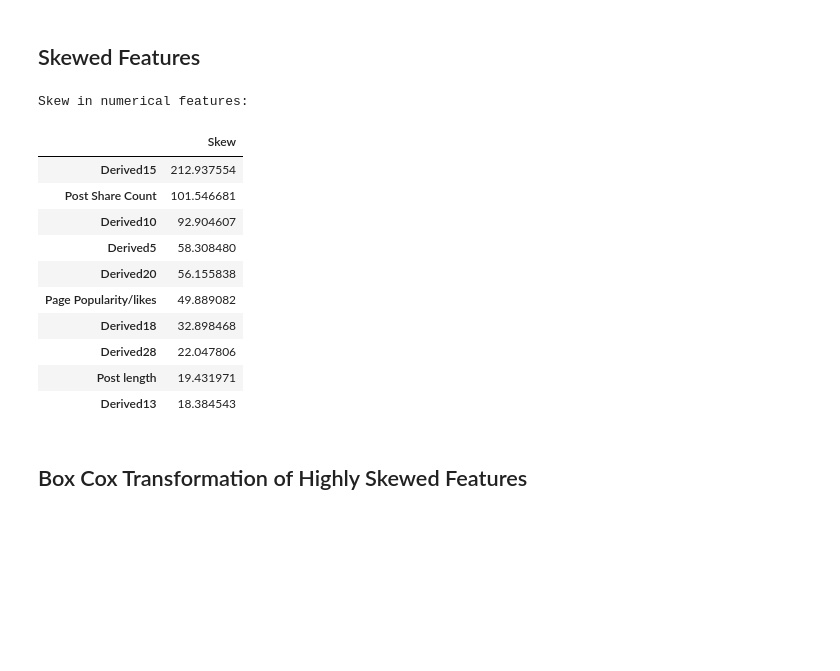
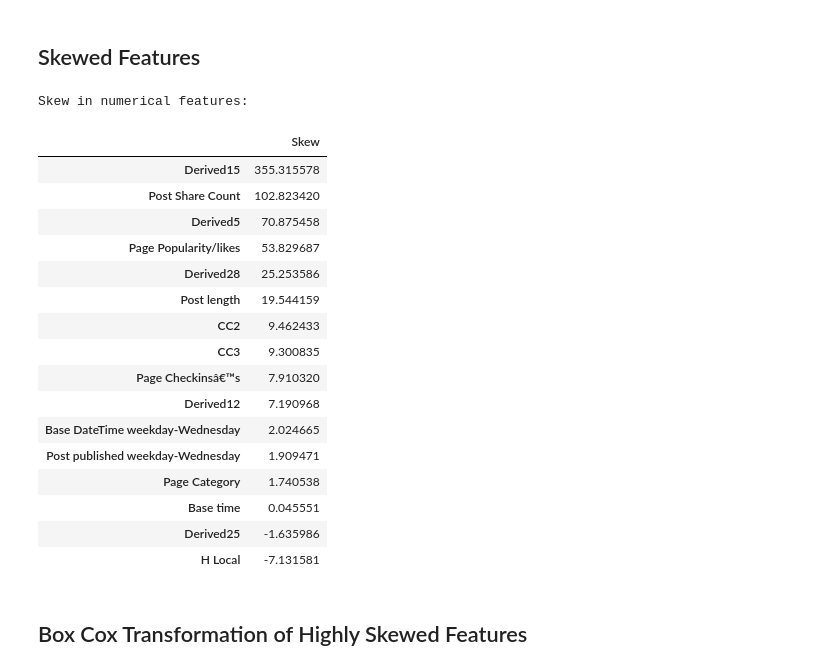
Before and after one commit to HolmesJJ/CS3244-Machine-Learning, a Jupyter notebook: Project/LightGBM.ipynb, the cells around one changed output. Saved outputs shown, nothing was run; the diff lists cells and outputs as text; code cells hidden in the pictures; blank space fills up the shorter version.

```diff
--- a/Project/LightGBM.ipynb
+++ b/Project/LightGBM.ipynb
@@ -41,5 +64,4 @@ header
 # %%
-training_dataset = pd.read_csv("Dataset/Training/Features_Variant_5.csv",
+training_dataset5 = pd.read_csv("Dataset/Training/Features_Variant_5.csv",
                                header=None,
                                names=[header.iat[0, i] for i in range(0, 54)])
-training_dataset
@@ -124,0 +397,17 @@ dataset size is : (209074, 53)
+# %%
+from sklearn.preprocessing import StandardScaler
+scaler = StandardScaler()
+# Fit on training set only.
+scaler.fit(dataset)
+# Apply transform to both the training set and the test set.
+dataset = scaler.transform(dataset)
+# %%
+pca = PCA()
+pca.fit(dataset)
+# pca = PCA(n_components=1)  # 维度降为1
+# newData = pca.fit_transform(dataset)
+np.set_printoptions(suppress=True)
+print(pca.explained_variance_ratio_)
+plt.plot(np.cumsum(pca.explained_variance_ratio_))
+plt.xlabel('number of components')
+plt.ylabel('cumulative Explained Variance');
@@ -188,23 +479,0 @@ dataset
-# %%
-dataset['Post published weekday'] = dataset['Post published weekday'].apply(str)
-dataset['Post published weekend'] = dataset['Post published weekend'].apply(str)
-dataset['Base DateTime weekday'] = dataset['Base DateTime weekday'].apply(str)
-dataset['Base DateTime weekend'] = dataset['Base DateTime weekend'].apply(str)
-
-dataset['Post published weekday-Monday'] = dataset['Post published weekday-Monday'].apply(str)
-dataset['Post published weekday-Tuesday'] = dataset['Post published weekday-Tuesday'].apply(str)
-dataset['Post published weekday-Wednesday'] = dataset['Post published weekday-Wednesday'].apply(str)
-dataset['Post published weekday-Thursday'] = dataset['Post published weekday-Thursday'].apply(str)
-dataset['Post published weekday-Friday'] = dataset['Post published weekday-Friday'].apply(str)
-dataset['Post published weekday-Saturday'] = dataset['Post published weekday-Saturday'].apply(str)
-dataset['Post published weekday-Sunday'] = dataset['Post published weekday-Sunday'].apply(str)
-
-dataset['Base DateTime weekday-Monday'] = dataset['Base DateTime weekday-Monday'].apply(str)
-dataset['Base DateTime weekday-Tuesday'] = dataset['Base DateTime weekday-Tuesday'].apply(str)
-dataset['Base DateTime weekday-Wednesday'] = dataset['Base DateTime weekday-Wednesday'].apply(str)
-dataset['Base DateTime weekday-Thursday'] = dataset['Base DateTime weekday-Thursday'].apply(str)
-dataset['Base DateTime weekday-Friday'] = dataset['Base DateTime weekday-Friday'].apply(str)
-dataset['Base DateTime weekday-Saturday'] = dataset['Base DateTime weekday-Saturday'].apply(str)
-dataset['Base DateTime weekday-Sunday'] = dataset['Base DateTime weekday-Sunday'].apply(str)
-
-dataset
@@ -227,24 +493,30 @@ dataset
 # %%
 numeric_feats = dataset.dtypes[dataset.dtypes != "object"].index
 numeric_feats
 
 # Check the skew of all numerical features
 skewed_feats = dataset[numeric_feats].apply(lambda x: skew(x.dropna())).sort_values(ascending=False)
 print("\nSkew in numerical features: \n")
 skewness = pd.DataFrame({'Skew' :skewed_feats})
-skewness.head(10)
+skewness
 # %% [output]
 Skew in numerical features:
 |  | Skew |
-| Derived15 | 212.937554 |
-| Post Share Count | 101.546681 |
-| Derived10 | 92.904607 |
-| Derived5 | 58.308480 |
-| Derived20 | 56.155838 |
-| Page Popularity/likes | 49.889082 |
-| Derived18 | 32.898468 |
-| Derived28 | 22.047806 |
-| Post length | 19.431971 |
-| Derived13 | 18.384543 |
+| Derived15 | 355.315578 |
+| Post Share Count | 102.823420 |
+| Derived5 | 70.875458 |
+| Page Popularity/likes | 53.829687 |
+| Derived28 | 25.253586 |
+| Post length | 19.544159 |
+| CC2 | 9.462433 |
+| CC3 | 9.300835 |
+| Page Checkinsâ€™s | 7.910320 |
+| Derived12 | 7.190968 |
+| Base DateTime weekday-Wednesday | 2.024665 |
+| Post published weekday-Wednesday | 1.909471 |
+| Page Category | 1.740538 |
+| Base time | 0.045551 |
+| Derived25 | -1.635986 |
+| H Local | -7.131581 |
 # %% [markdown]
 ## Box Cox Transformation of Highly Skewed Features
```
Also changed, not shown: parts of 65 cells of this notebook, 6 other files.
